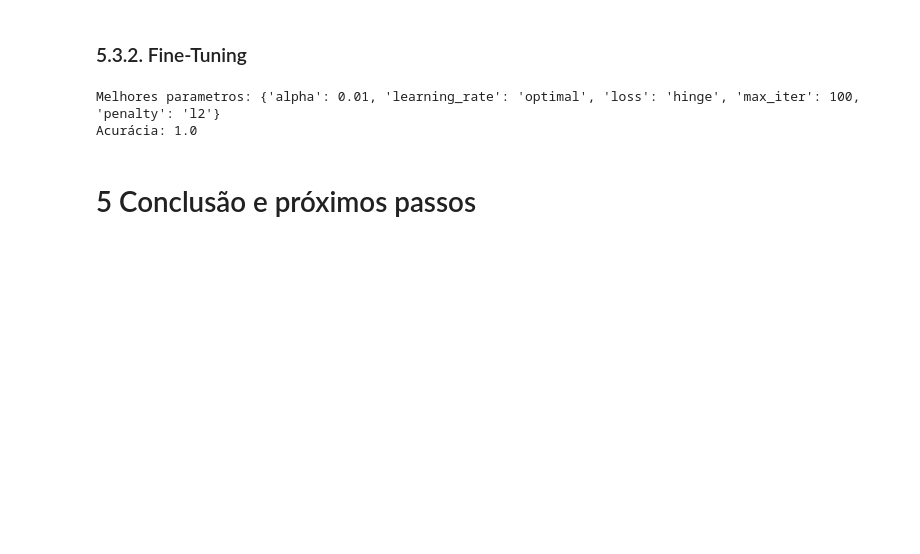
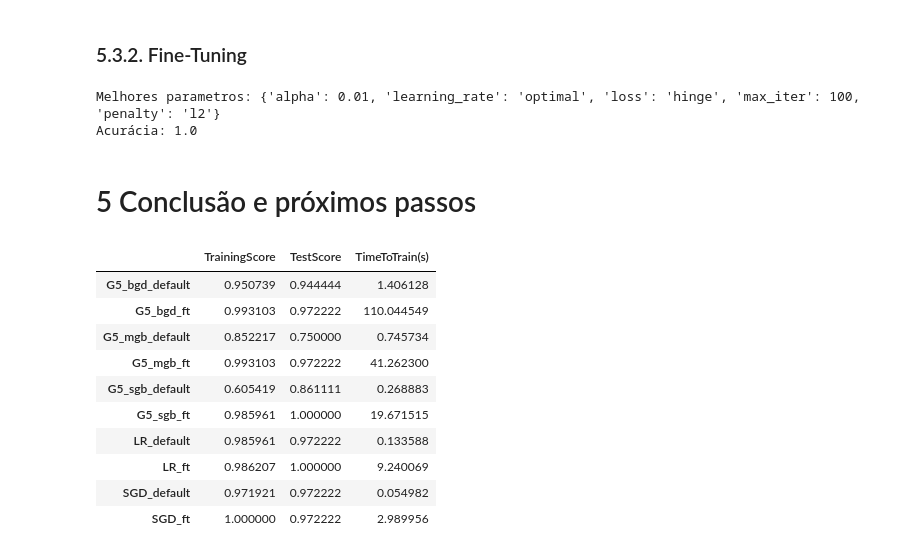
Before and after one commit to ciencia-dados-ifsp-grupo5/WineClassification, a Jupyter notebook: notebooks/Wine_dataset.ipynb, the cells around one changed output. Saved outputs shown, nothing was run; the diff lists cells and outputs as text; code cells hidden in the pictures; blank space fills up the shorter version.

Commit message:
feat: adding test results and conclusion

```diff
--- a/notebooks/Wine_dataset.ipynb
+++ b/notebooks/Wine_dataset.ipynb
@@ -317,7 +362,12 @@ LR_grid_params_default = {
     'solver':['lbfgs'],
     'max_iter':[100]}
 
+t_i = time.time()
 LR_default = Log_reg_model(df_train_features,df_train_target,LR_grid_params_default)
+t_f = time.time() - t_i
+
+# Adicionando dados no resultado
+results = adding_results(results, LR_default, 'LR_default', df_test_features, df_test_target,t_f)
 # %% [output]
 Melhores parametros: {'C': 1.0, 'max_iter': 100, 'penalty': 'l2', 'solver': 'lbfgs'}
 Acurácia: 0.9859605911330049
@@ -331,7 +381,12 @@ LR_grid_params_ft = {
     'solver':['newton-cg', 'lbfgs', 'sag', 'saga'],
     'max_iter':[100,1000,10000]}
 
+t_i = time.time()
 LR_ft = Log_reg_model(df_train_features,df_train_target,LR_grid_params_ft)
+t_f = time.time() - t_i
+
+# Adicionando dados no resultado
+results = adding_results(results, LR_ft, 'LR_ft', df_test_features, df_test_target,t_f)
 # %% [output]
 Melhores parametros: {'C': 0.01, 'max_iter': 100, 'penalty': 'l2', 'solver': 'newton-cg'}
 Acurácia: 0.9862068965517242
@@ -363,7 +418,12 @@ SGD_grid_params_default = {
     'learning_rate':['optimal']
 }
 
+t_i = time.time()
 SGD_default = SGDClassifier_model(df_train_features,df_train_target,SGD_grid_params_default)
+t_f = time.time() - t_i
+
+# Adicionando dados no resultado
+results = adding_results(results, SGD_default, 'SGD_default', df_test_features, df_test_target,t_f)
 # %% [output]
 Melhores parametros: {'alpha': 0.0001, 'learning_rate': 'optimal', 'loss': 'hinge', 'max_iter': 1000, 'penalty': 'l2'}
 Acurácia: 0.9719211822660098
@@ -379,9 +439,28 @@ SGD_grid_params_default = {
     'learning_rate':['constant','optimal','adaptive','invscaling']
 }
 
+t_i = time.time()
 SGD_ft = SGDClassifier_model(df_train_features,df_train_target,SGD_grid_params_default)
+t_f = time.time() - t_i
+
+# Adicionando dados no resultado
+results = adding_results(results, SGD_ft, 'SGD_ft', df_test_features, df_test_target,t_f)
 # %% [output]
 Melhores parametros: {'alpha': 0.01, 'learning_rate': 'optimal', 'loss': 'hinge', 'max_iter': 100, 'penalty': 'l2'}
 Acurácia: 1.0
 # %% [markdown]
 # 5 Conclusão e próximos passos
+# %%
+results
+# %% [output]
+|  | TrainingScore | TestScore | TimeToTrain(s) |
+| G5_bgd_default | 0.950739 | 0.944444 | 1.406128 |
+| G5_bgd_ft | 0.993103 | 0.972222 | 110.044549 |
+| G5_mgb_default | 0.852217 | 0.750000 | 0.745734 |
+| G5_mgb_ft | 0.993103 | 0.972222 | 41.262300 |
+| G5_sgb_default | 0.605419 | 0.861111 | 0.268883 |
+| G5_sgb_ft | 0.985961 | 1.000000 | 19.671515 |
+| LR_default | 0.985961 | 0.972222 | 0.133588 |
+| LR_ft | 0.986207 | 1.000000 | 9.240069 |
+| SGD_default | 0.971921 | 0.972222 | 0.054982 |
+| SGD_ft | 1.000000 | 0.972222 | 2.989956 |
```
Also changed, not shown: parts of 11 cells of this notebook.
